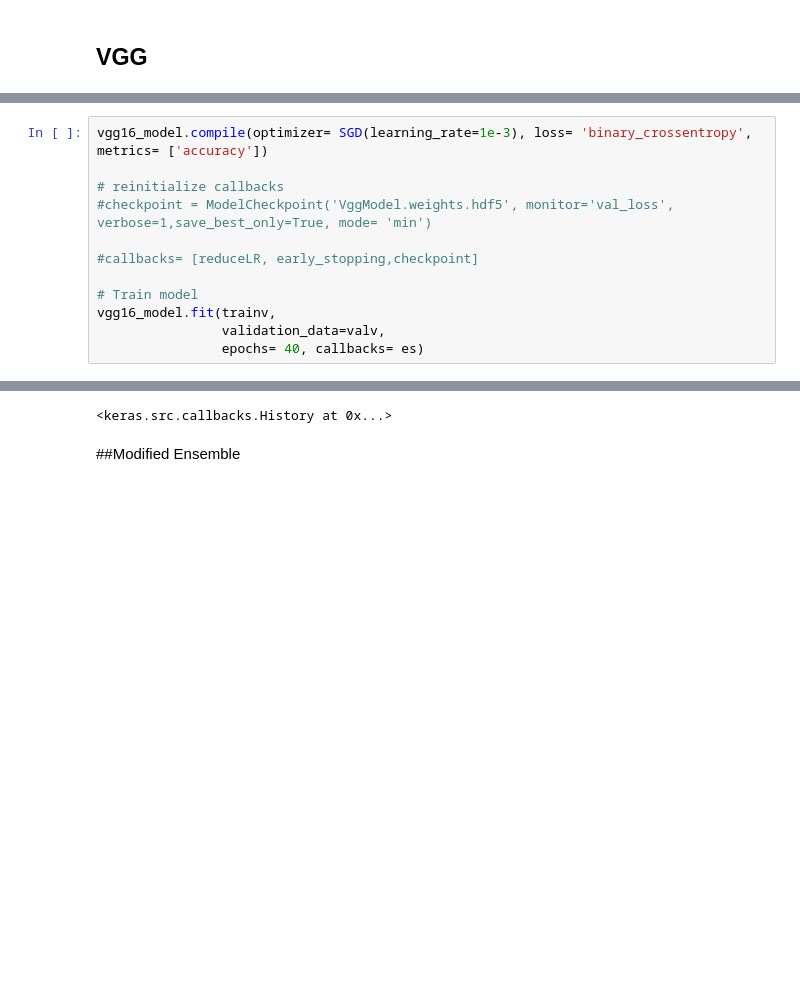
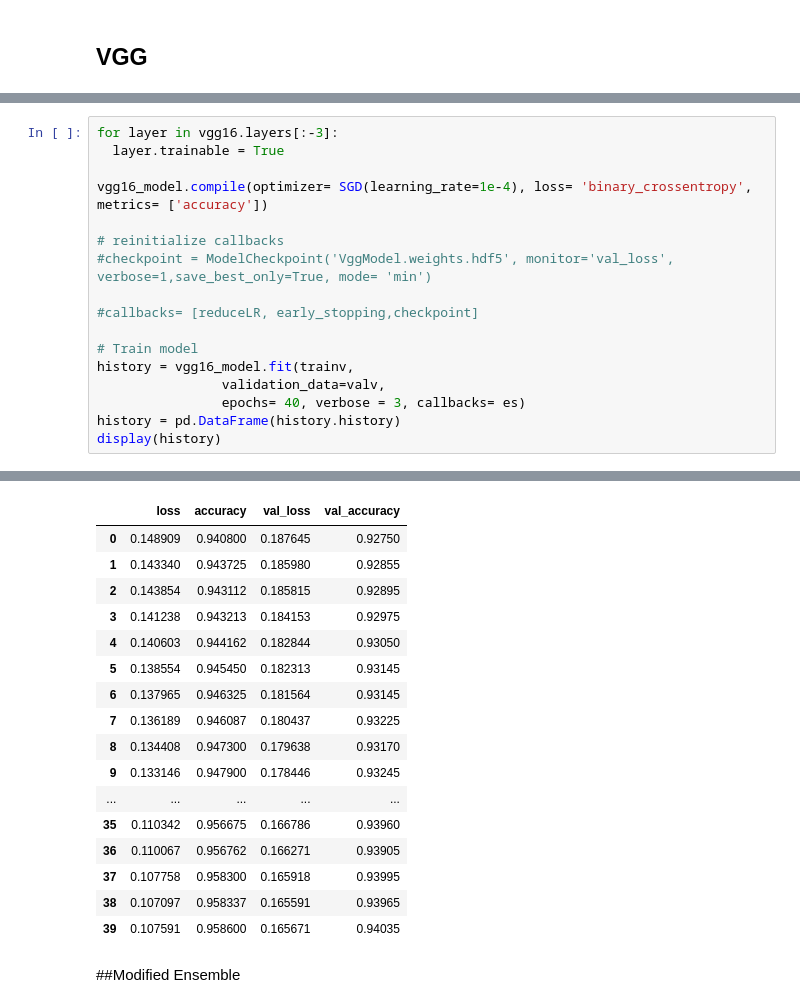
Before and after one commit to hsabraham28/mids_207_final_project, a Jupyter notebook: EnsembleCNNAlexVGG.ipynb, the cells around one changed output, grey strips where cells are left out. Cells and saved outputs as stored; diff of their text form; blank space fills up the shorter version.

```diff
--- a/EnsembleCNNAlexVGG.ipynb
+++ b/EnsembleCNNAlexVGG.ipynb
@@ -298,5 +338,8 @@ vgg16_model = Model(vgg16.input, output, name='VGG16_Model')
 # %%
-vgg16_model.compile(optimizer= SGD(learning_rate=1e-3), loss= 'binary_crossentropy', metrics= ['accuracy'])
+for layer in vgg16.layers[:-3]:
+  layer.trainable = True
+
+vgg16_model.compile(optimizer= SGD(learning_rate=1e-4), loss= 'binary_crossentropy', metrics= ['accuracy'])
 
 # reinitialize callbacks
 #checkpoint = ModelCheckpoint('VggModel.weights.hdf5', monitor='val_loss', verbose=1,save_best_only=True, mode= 'min')
@@ -304,8 +347,10 @@ vgg16_model.compile(optimizer= SGD(learning_rate=1e-3), loss= 'binary_crossentro
 #callbacks= [reduceLR, early_stopping,checkpoint]
 
 # Train model
-vgg16_model.fit(trainv,
+history = vgg16_model.fit(trainv,
                 validation_data=valv,
-                epochs= 40, callbacks= es)
+                epochs= 40, verbose = 3, callbacks= es)
+history = pd.DataFrame(history.history)
+display(history)
 # %% [output]
 Epoch 1/40
@@ -328,4 +373,20 @@ Epoch 40/40
-<keras.src.callbacks.History at 0x...>
+|  | loss | accuracy | val_loss | val_accuracy |
+| 0 | 0.148909 | 0.940800 | 0.187645 | 0.92750 |
+| 1 | 0.143340 | 0.943725 | 0.185980 | 0.92855 |
+| 2 | 0.143854 | 0.943112 | 0.185815 | 0.92895 |
+| 3 | 0.141238 | 0.943213 | 0.184153 | 0.92975 |
+| 4 | 0.140603 | 0.944162 | 0.182844 | 0.93050 |
+| 5 | 0.138554 | 0.945450 | 0.182313 | 0.93145 |
+| 6 | 0.137965 | 0.946325 | 0.181564 | 0.93145 |
+| 7 | 0.136189 | 0.946087 | 0.180437 | 0.93225 |
+| 8 | 0.134408 | 0.947300 | 0.179638 | 0.93170 |
+| 9 | 0.133146 | 0.947900 | 0.178446 | 0.93245 |
+| ... | ... | ... | ... | ... |
+| 35 | 0.110342 | 0.956675 | 0.166786 | 0.93960 |
+| 36 | 0.110067 | 0.956762 | 0.166271 | 0.93905 |
+| 37 | 0.107758 | 0.958300 | 0.165918 | 0.93995 |
+| 38 | 0.107097 | 0.958337 | 0.165591 | 0.93965 |
+| 39 | 0.107591 | 0.958600 | 0.165671 | 0.94035 |
 # %% [markdown]
 ##Modified Ensemble
 # %%
```
Also changed, not shown: parts of 12 cells of this notebook.
